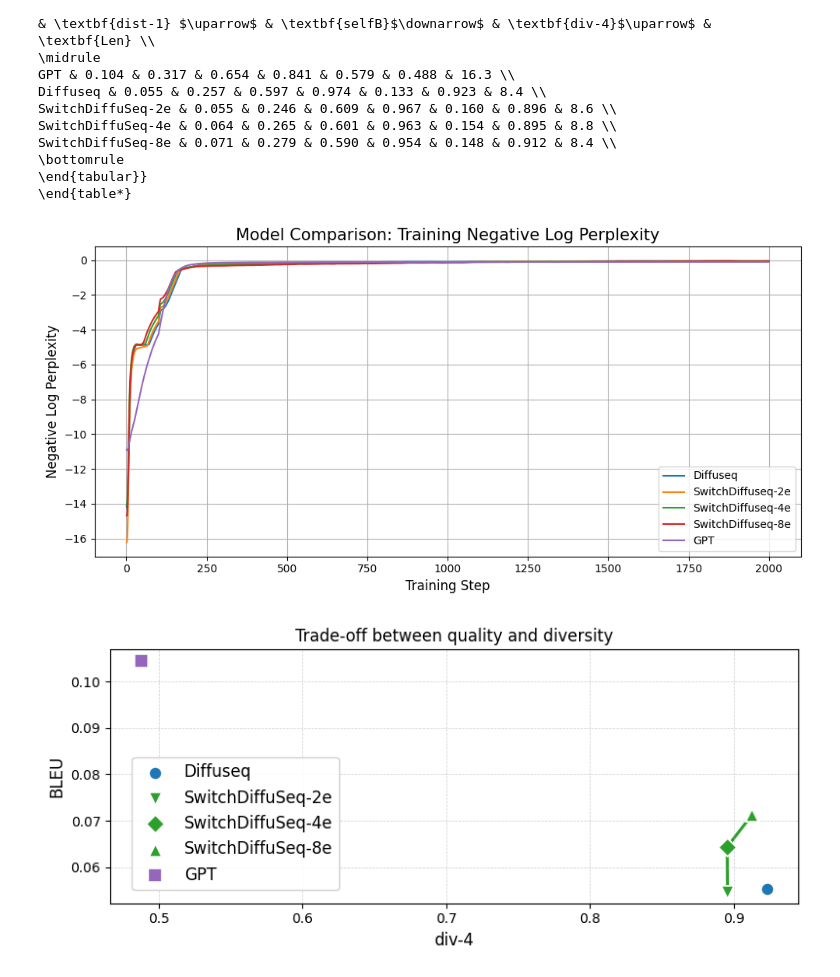
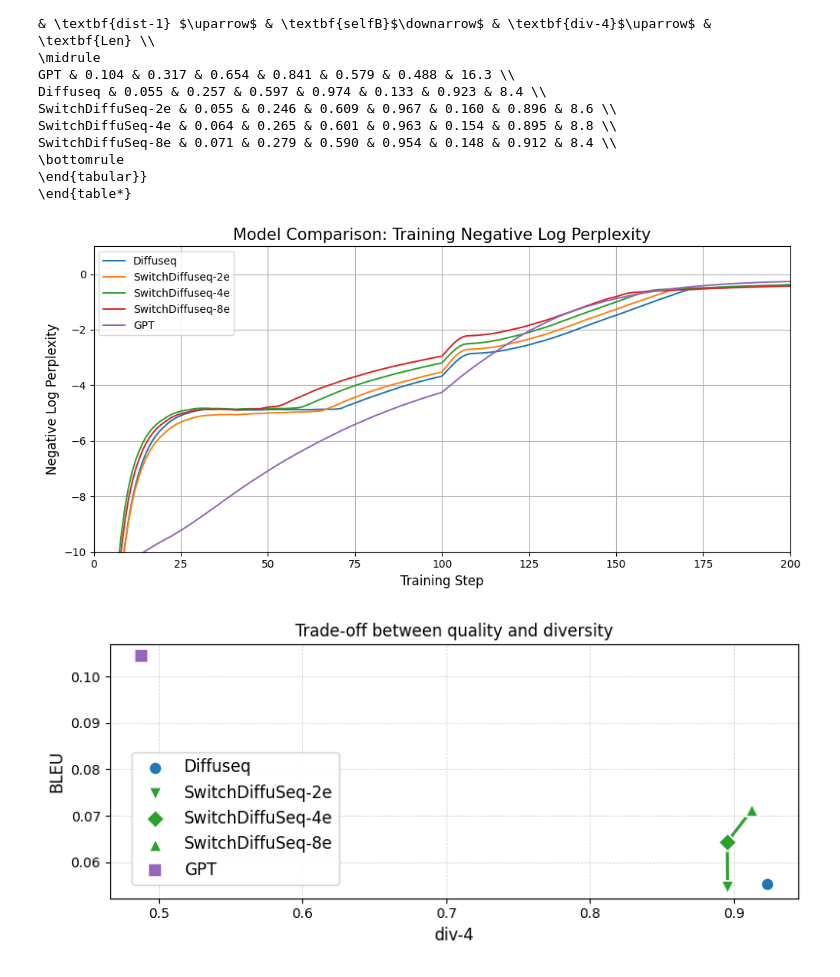
Before and after one commit to leilibrk/SwitchDiffuSeq, a Jupyter notebook: run.ipynb, the cells around one changed output. Saved outputs shown, nothing was run; the diff lists cells and outputs as text; code cells hidden in the pictures.

```diff
--- a/run.ipynb
+++ b/run.ipynb
@@ -427,36 +465,36 @@ import matplotlib.pyplot as plt
 
 model_files = {
     "Diffuseq": "models/final models/greetings/clip/multiple_Bert_greet_2000_with_clip/ppl_progress_multiple_Bert_greet_2000_0831_0016.csv",
     "SwitchDiffuseq-2e": "models/final models/greetings/clip/multiple_Switch_2e_clip_greet_2000_0831_0115/ppl_progress_multiple_Switch_2e_clip_greet_2000_0831_0115.csv",
     "SwitchDiffuseq-4e": "models/final models/greetings/clip/multiple_Switch_4e_clip_greet_2000_0831_1058/ppl_progress_multiple_Switch_4e_clip_greet_2000_0831_1058.csv",
     "SwitchDiffuseq-8e" : "models/final models/greetings/clip/multiple_Switch_8e_clip_greet_2000_0831_1142/ppl_progress_multiple_Switch_8e_clip_greet_2000_0831_1142.csv",
     "GPT" : "models/final models/greetings/gpt2_scratch_greet_2000_0825_1030/ppl_progress_gpt2_scratch_greet_2000_0825_1030.csv",
 }
 
 plt.figure(figsize=(10, 5))
 
 def smooth(values, window=100):
     return pd.Series(values).rolling(window, min_periods=1).mean()
 
 for label, filepath in model_files.items():
     df = pd.read_csv(filepath)
     df = df.dropna(subset=["train_neg_log_ppl"])
     row = df[df["step"] == 100]
     smoothed = smooth(df["train_neg_log_ppl"], window=100)
     plt.plot(df["step"], smoothed, label=label)
     plt.xlabel("Training Step", fontsize=12)
 
 plt.ylabel("Negative Log Perplexity", fontsize=12)
 plt.title("Model Comparison: Training Negative Log Perplexity", fontsize=15)
 plt.legend()
 plt.grid(True)
 plt.tight_layout()
-# plt.xlim(1750, 2000)
-# plt.ylim(-10, 1)
+plt.xlim(0, 200)
+plt.ylim(-10, 1)
 plt.savefig("greeting_nlp.png", dpi=300, bbox_inches="tight")
 plt.show()
 # %% [output]
-[figure, old version]
+[figure, new version]
 # %%
 
 import os
```
Also changed, not shown: parts of 12 cells of this notebook, 16 other files.
